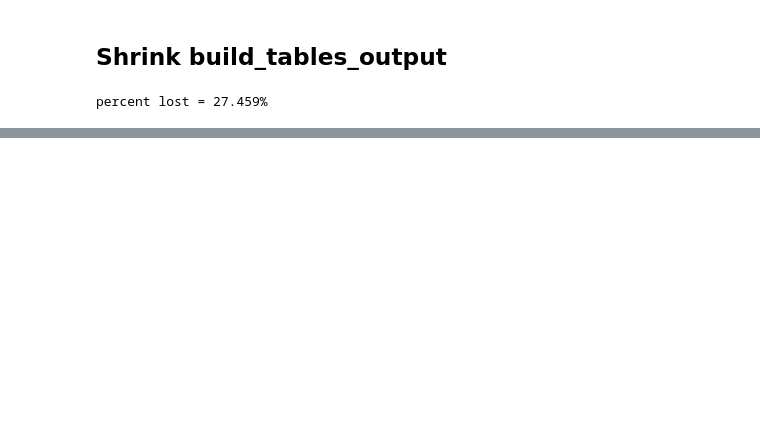
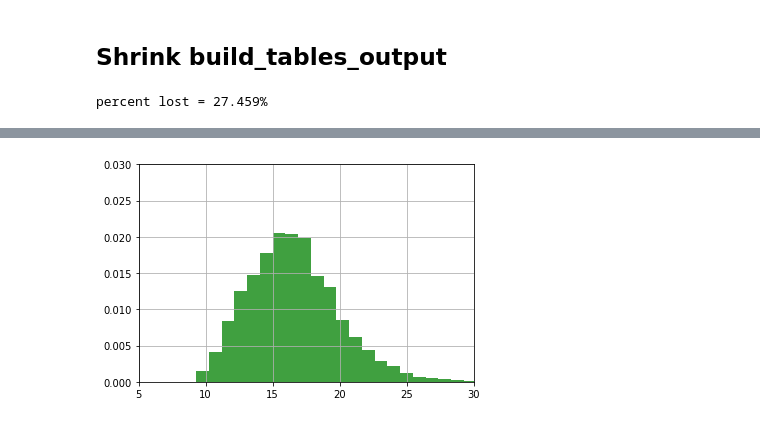
Before and after one commit to freddyox/letsdothis, a Jupyter notebook: clean_build_tables.ipynb, the cells around one changed output, grey strips where cells are left out. Cells and saved outputs as stored; diff of their text form; code cells hidden in the pictures; blank space fills up the shorter version.

```diff
--- a/clean_build_tables.ipynb
+++ b/clean_build_tables.ipynb
@@ -74,0 +209,3 @@ dfnew=dfnew[dfnew.race_title == '10K']
+# %%
+X = dfnew
+X = X.drop(['position','meeting_id'], axis=1)
@@ -74,0 +238,3 @@ dfnew=dfnew[dfnew.race_title == '10K']
+# %%
+beta = pd.concat([pd.DataFrame(X.columns),pd.DataFrame(np.transpose(clf.coef_))], axis = 1)
+print(beta)
@@ -74,0 +249,17 @@ dfnew=dfnew[dfnew.race_title == '10K']
+# %%
+d = []
+for index, row in X.iterrows():
+    rowidx=0
+    for i in row:
+        #print(i,beta.values[rowidx][1])
+        dtemp = i*beta.values[rowidx][1]
+        rowidx+=1
+        d.append(dtemp)
+# %%
+n, bins, patches = plt.hist(d, 50, density=True,
+                            facecolor='g', alpha=0.75)
+plt.axis([5, 30, 0, 0.03])
+plt.grid(True)
+plt.show()
+# %% [output]
+[figure, added]
```
Also changed, not shown: parts of 44 cells of this notebook, 4 other files.
